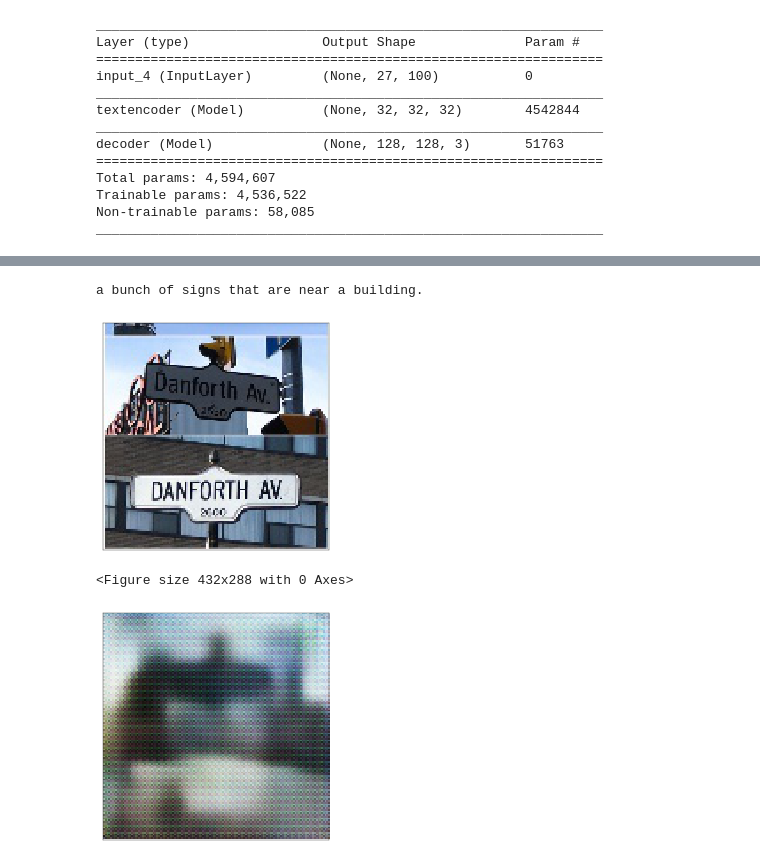
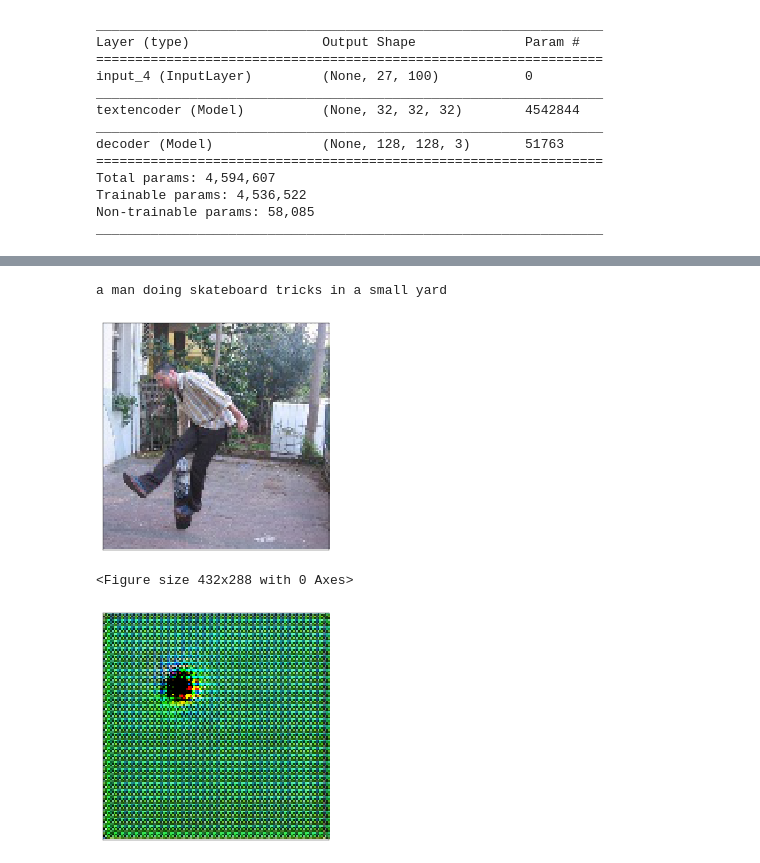
Before and after one commit to joasepul/caption-to-image-synthesis, a Jupyter notebook: text-to-image.ipynb, the cells around one changed output, grey strips where cells are left out. Drawn from its saved outputs; the diff is of its cells as text; code cells hidden in the pictures.

```diff
--- a/text-to-image.ipynb
+++ b/text-to-image.ipynb
@@ -543,14 +599,14 @@ epoch 1 of 1000
 # %%
-img_num = 2
+img_num = 7
 print(caption_strings[img_num])
 
 rgb_imshow(imgs_y[img_num])
 show_converted(img_num, model_text2img, caption=caption_encoding(caption_strings[img_num]))
 # %% [output]
-a bunch of signs that are near a building.
+a man doing skateboard tricks in a small yard
-[figure, old version]
+[figure, new version]
 <Figure size 432x288 with 0 Axes>
-[figure, old version]
+[figure, new version]
 # %%
 
 model_intermediate = build_intermediate_model((27, 100))
```
Also changed, not shown: parts of 7 cells of this notebook.
